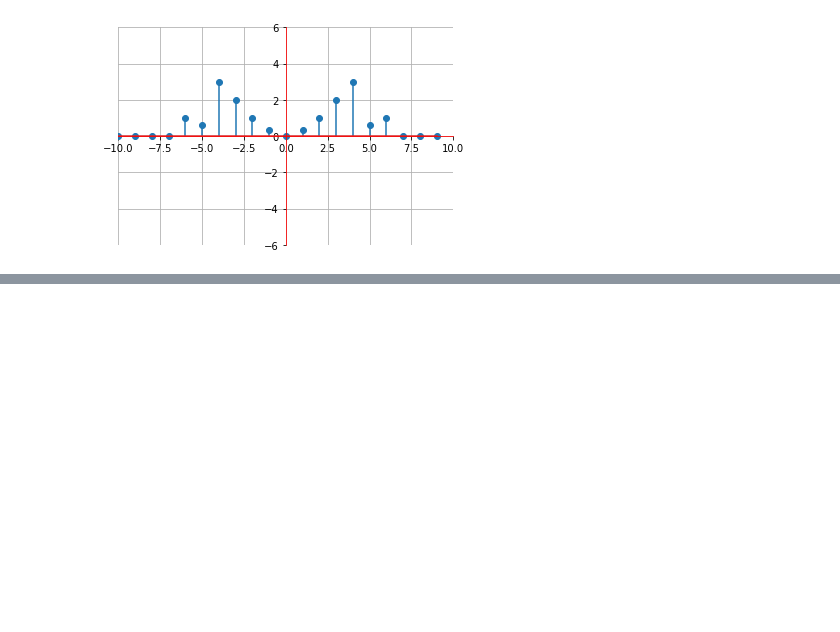
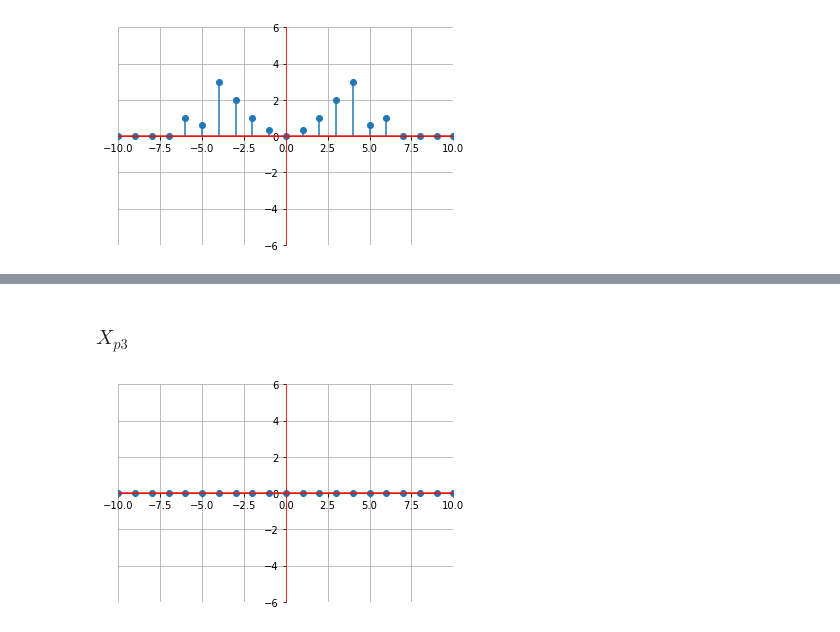
Before and after one commit to joao1pedro/SS, a Jupyter notebook: discrete_signal_decomposition.ipynb, the cells around one changed output, grey strips where cells are left out. Drawn from its saved outputs; the diff is of its cells as text; code cells hidden in the pictures; blank space fills up the shorter version.

```diff
--- a/discrete_signal_decomposition.ipynb
+++ b/discrete_signal_decomposition.ipynb
@@ -198,0 +233,17 @@ plt.grid()
+# %% [markdown]
+### $X_{p3}$
+# %%
+xp3, xi3 = signal_decomposition(xn3, _xn3)
+
+plt.stem(n,xp3)
+plt.xlim(-10,10)
+plt.ylim(-6,6)
+plt.gca().spines['left'].set_position('center')
+plt.gca().spines['left'].set_color('red')
+plt.gca().spines['right'].set_color('none')
+plt.gca().spines['bottom'].set_position('center')
+plt.gca().spines['bottom'].set_color('red')
+plt.gca().spines['top'].set_color('none')
+plt.grid()
+# %% [output]
+[figure, added]
```
Also changed, not shown: parts of 7 cells of this notebook.
